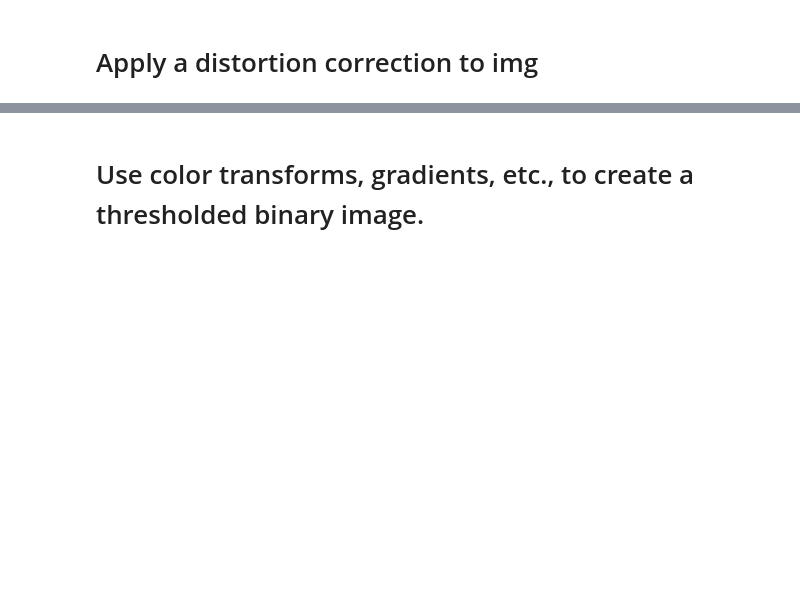
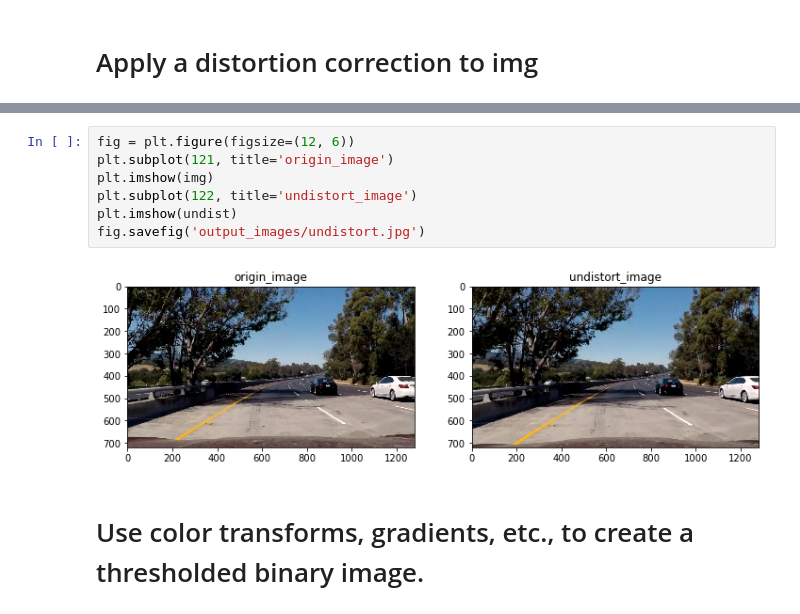
Before and after one commit to minkvsky/CarND-Advanced-Lane-Lines, a Jupyter notebook: P4.ipynb, the cells around one changed output, grey strips where cells are left out. Saved outputs shown, nothing was run; the diff lists cells and outputs as text; blank space fills up the shorter version.

```diff
--- a/P4.ipynb
+++ b/P4.ipynb
@@ -50,3 +42,12 @@ plt.imshow(undist)
+# %%
+fig = plt.figure(figsize=(12, 6))
+plt.subplot(121, title='origin_image')
+plt.imshow(img)
+plt.subplot(122, title='undistort_image')
+plt.imshow(undist)
+fig.savefig('output_images/undistort.jpg')
+# %% [output]
+[figure, added]
 # %% [markdown]
 # Use color transforms, gradients, etc., to create a thresholded binary image.
 # %%
```
Also changed, not shown: parts of 20 cells of this notebook, 5 other files.
